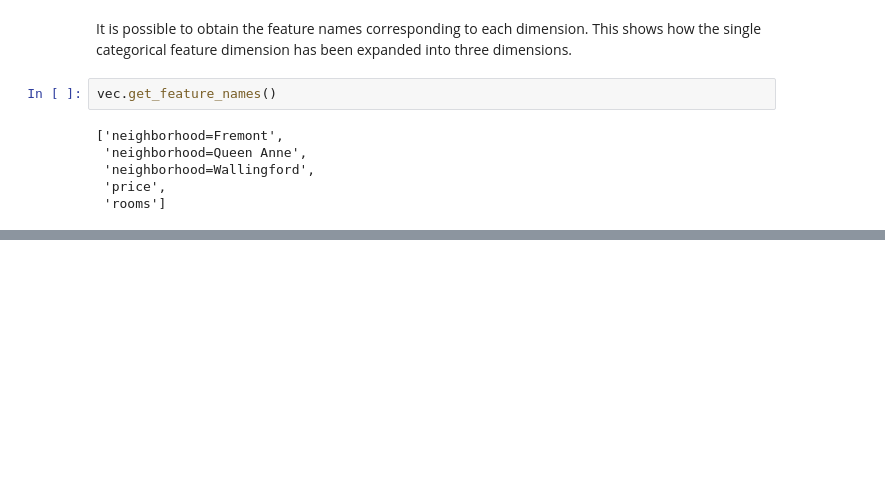
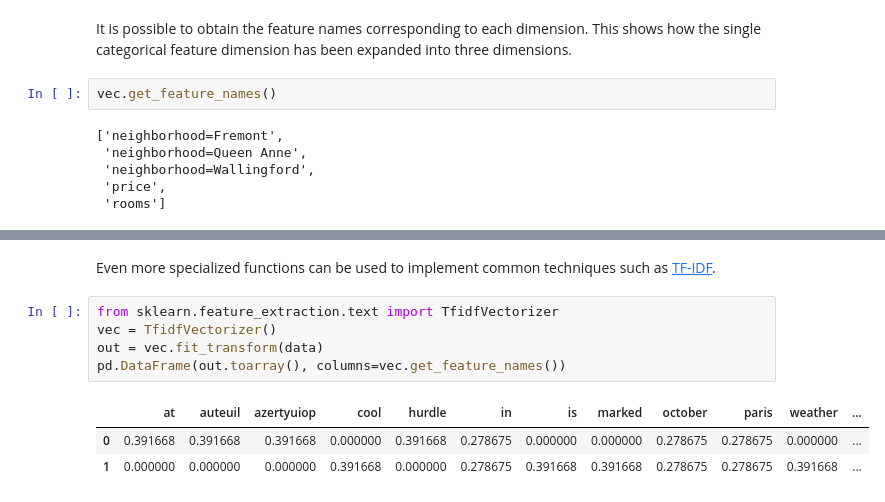
Before and after one commit to lapets/course-data-science, a Jupyter notebook: lecture-2018-09-18.ipynb, the cells around one changed output, grey strips where cells are left out. Cells and saved outputs as stored; diff of their text form; blank space fills up the shorter version.

```diff
--- a/lecture-2018-09-18.ipynb
+++ b/lecture-2018-09-18.ipynb
@@ -146,0 +206,11 @@ vec.get_feature_names()
+# %% [markdown]
+Even more specialized functions can be used to implement common techniques such as [TF-IDF](https://en.wikipedia.org/wiki/Tf%E2%80%93idf).
+# %%
+from sklearn.feature_extraction.text import TfidfVectorizer
+vec = TfidfVectorizer()
+out = vec.fit_transform(data)
+pd.DataFrame(out.toarray(), columns=vec.get_feature_names())
+# %% [output]
+|  | at | auteuil | azertyuiop | cool | hurdle | in | is | marked | october | paris | weather | ... |
+| 0 | 0.391668 | 0.391668 | 0.391668 | 0.000000 | 0.391668 | 0.278675 | 0.000000 | 0.000000 | 0.278675 | 0.278675 | 0.000000 | ... |
+| 1 | 0.000000 | 0.000000 | 0.000000 | 0.391668 | 0.000000 | 0.278675 | 0.391668 | 0.391668 | 0.278675 | 0.278675 | 0.391668 | ... |
```
Also changed, not shown: parts of 14 cells of this notebook.
